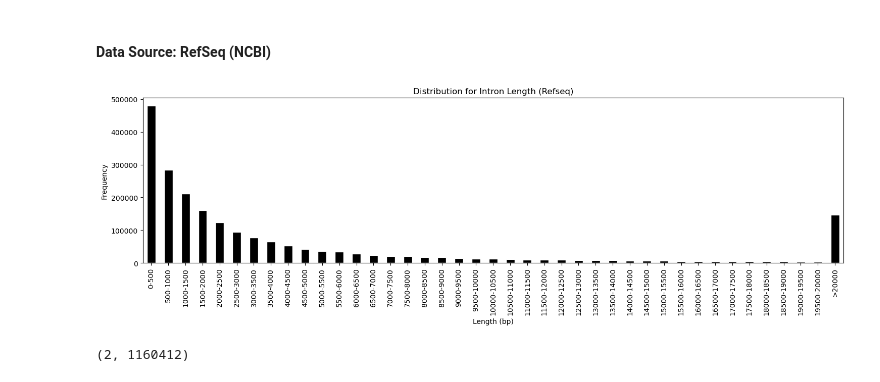
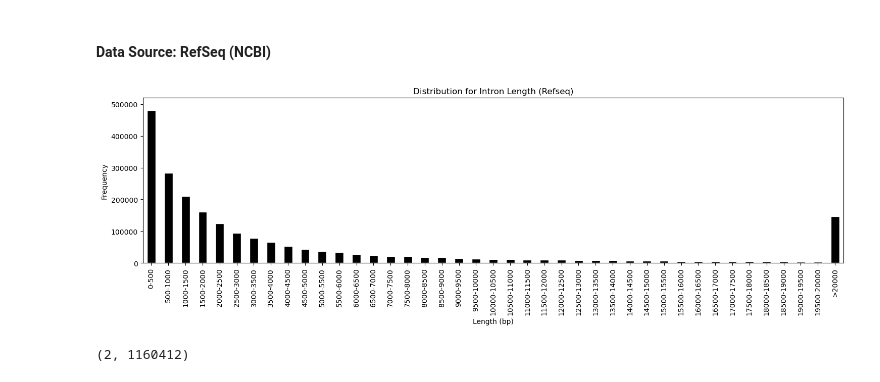
Before and after one commit to KyleCarlo/gene-annotation-analysis-of-human-genome, a Jupyter notebook: Bioinformatics_Ex1.ipynb, the cells around one changed output. Saved outputs shown, nothing was run; the diff lists cells and outputs as text; code cells hidden in the pictures.

```diff
--- a/Bioinformatics_Ex1.ipynb
+++ b/Bioinformatics_Ex1.ipynb
@@ -556,22 +568,23 @@ for each in refseq_introns_df.itertuples():
 # %%
 intron_lengths = pd.Series(introns)
 
 bin_edges = list(range(0, 20001, 500)) + [2_000_000]
 bin_labels = [f"{i}-{i+500}" for i in range(0, 20000, 500)] + ['>20000']
 binned = pd.cut(intron_lengths, bins=bin_edges, labels=bin_labels, right=True)
 
 bin_counts = binned.value_counts(sort=False)
 
 plt.figure(figsize=(15, 5))
 bin_counts.plot(kind='bar', color='black', edgecolor='white')
 plt.xlabel("Length (bp)")
 plt.ylabel("Frequency")
 plt.title("Distribution for Intron Length (Refseq)")
 plt.xticks(rotation=90)
 plt.tight_layout()
+plt.ylim(0,520_000)
 plt.show()
 # %% [output]
-[figure, old version]
+[figure, new version]
 # %%
 min(intron_lengths), max(intron_lengths)
 # %% [output]
```
Also changed, not shown: parts of 17 cells of this notebook.
